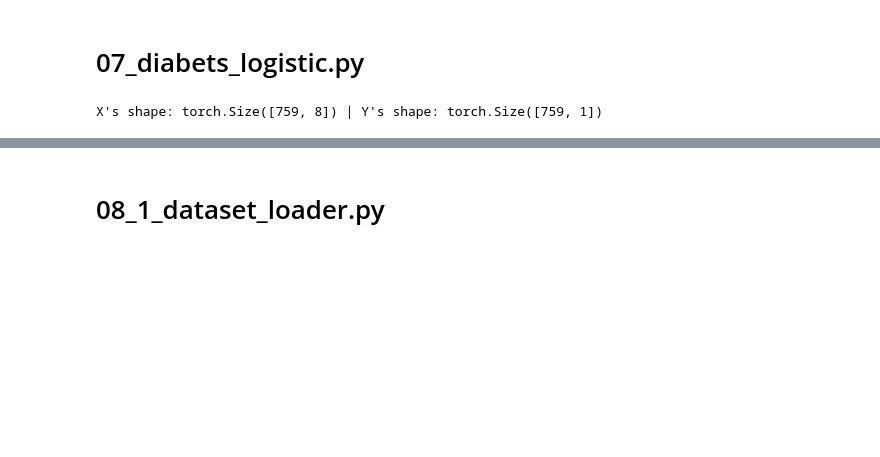
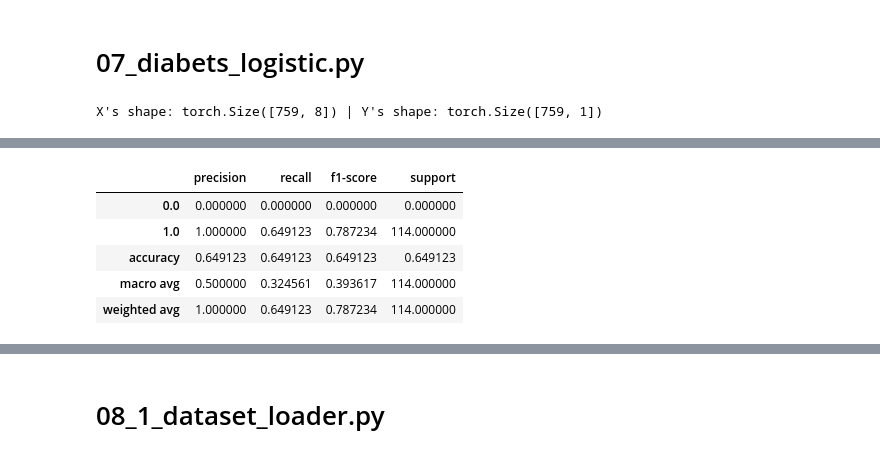
Before and after one commit to jinseriouspark/pytorch_with_jax, a Jupyter notebook: pytorch_to_jax.ipynb, the cells around one changed output, grey strips where cells are left out. Cells and saved outputs as stored; diff of their text form; code cells hidden in the pictures; blank space fills up the shorter version.

```diff
--- a/pytorch_to_jax.ipynb
+++ b/pytorch_to_jax.ipynb
@@ -810,6 +751,9 @@ y_data = from_numpy(xy[:, [-1]])
 print(f'X\'s shape: {x_data.shape} | Y\'s shape: {y_data.shape}')
 # %% [output]
 X's shape: torch.Size([759, 8]) | Y's shape: torch.Size([759, 1])
+# %%
+from sklearn.model_selection import train_test_split
+X_train, X_test, y_train, y_test = train_test_split(x_data, y_data, test_size = 0.15, stratify = y_data, random_state= 329)
 # %%
 class Model(nn.Module):
     def __init__(self):
@@ -833,14 +777,14 @@ optimizer = optim.SGD(model.parameters(), lr = 0.1)
 
 for epoch in range(100):
     # forward pass
-    y_pred = model(x_data)
+    y_pred = model(X_train)
     # compute and print loss
-    loss = criterion(y_pred, y_data)
+    loss = criterion(y_pred, y_train)
     if epoch % 10 == 0:
         print(f'Epoch {epoch + 1} / 100 | Loss : {loss.item():.4f}')
 
     # zero gradients, perform a backward pass, update weights
     optimizer.zero_grad()
     loss.backward()
-    optimizer.step()
+    optimizer.step() # 100회 이후로는 학습되는 부분이 없음
 # %% [output]
@@ -857,3 +801,19 @@ Epoch 91 / 100 | Loss : 0.6453
+# %%
+from sklearn.metrics import classification_report
+with torch.no_grad():
+  y_pred = model(X_test)
+
+y_pred_binary = [int(i> 0.5) for i in y_pred.detach().numpy()]
+# %%
+result_dict = classification_report(y_pred_binary, y_test, output_dict = True)
+pd.DataFrame(result_dict).T
+# %% [output]
+|  | precision | recall | f1-score | support |
+| 0.0 | 0.000000 | 0.000000 | 0.000000 | 0.000000 |
+| 1.0 | 1.000000 | 0.649123 | 0.787234 | 114.000000 |
+| accuracy | 0.649123 | 0.649123 | 0.649123 | 0.649123 |
+| macro avg | 0.500000 | 0.324561 | 0.393617 | 114.000000 |
+| weighted avg | 1.000000 | 0.649123 | 0.787234 | 114.000000 |
 # %%
 import jax.numpy as jnp
 import numpy as np
```
Also changed, not shown: parts of 19 cells of this notebook.
